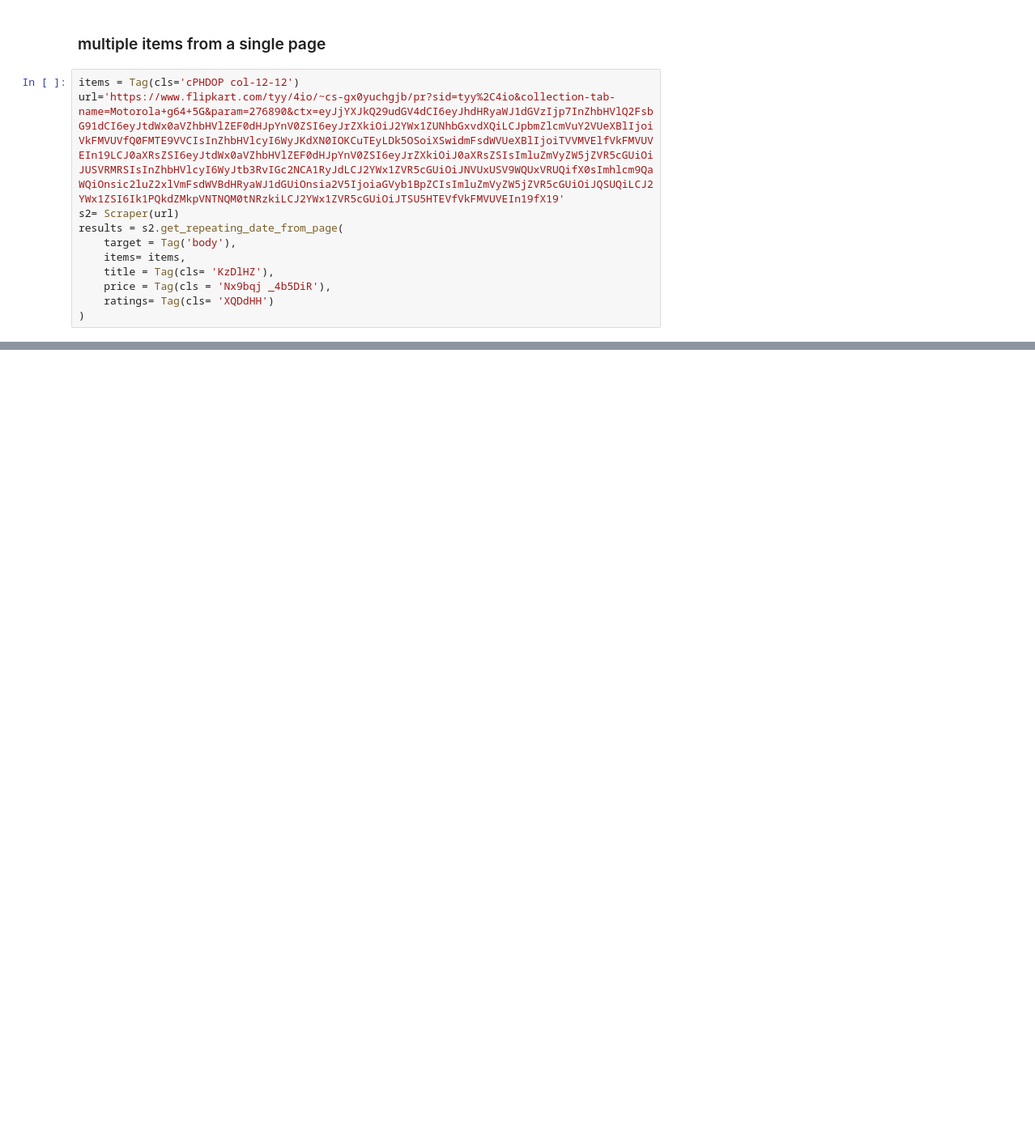
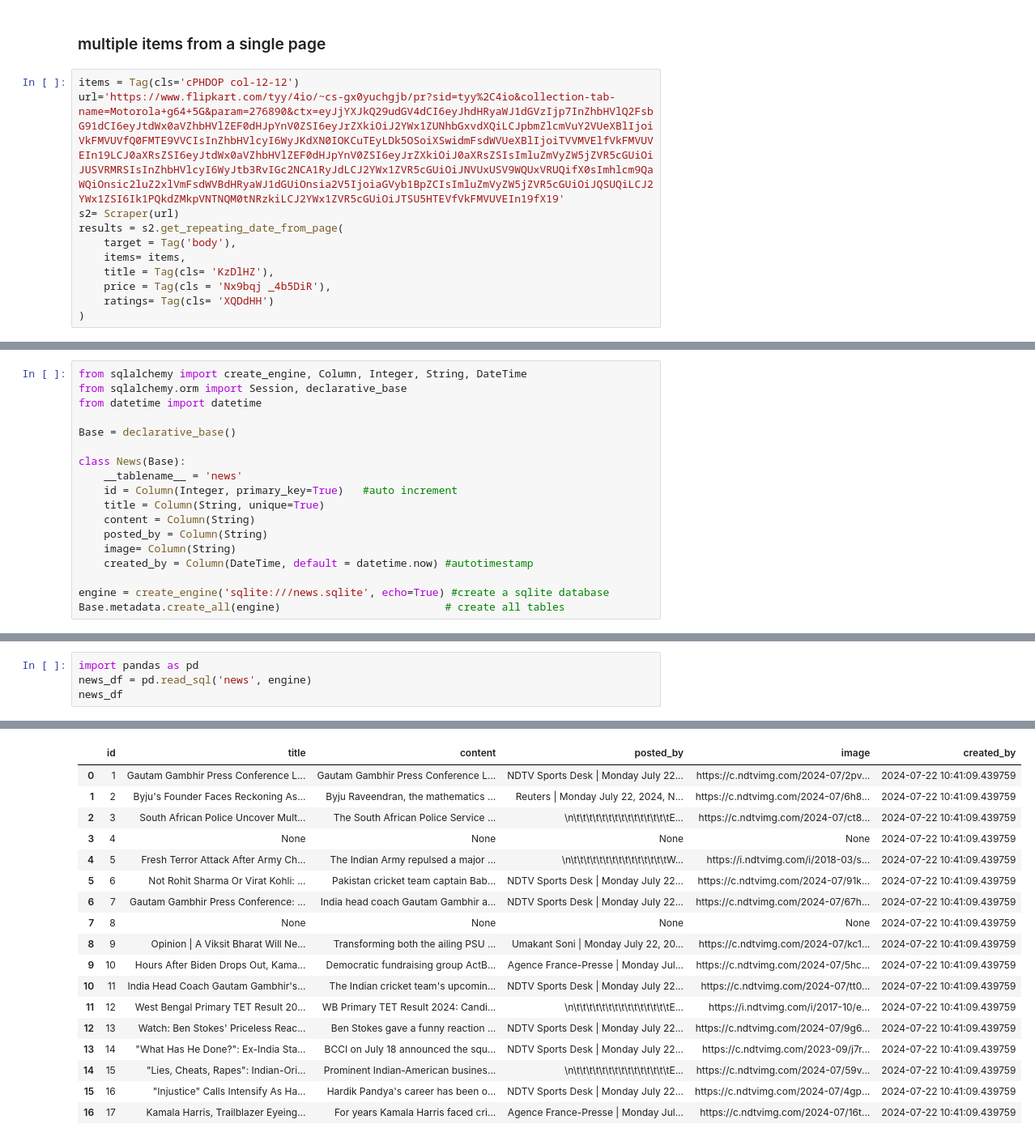
Before and after one commit to attharv26/Python-Data-science, a Jupyter notebook: scraping.ipynb, the cells around one changed output, grey strips where cells are left out. Shown: that part at 81% size. Saved outputs shown, nothing was run; the diff lists cells and outputs as text; blank space fills up the shorter version.

Commit message:
sraping-sqlalchemy

```diff
--- a/scraping.ipynb
+++ b/scraping.ipynb
@@ -51,0 +56,18 @@ results = s2.get_repeating_date_from_page(
+# %%
+from sqlalchemy import create_engine, Column, Integer, String, DateTime
+from sqlalchemy.orm import Session, declarative_base
+from datetime import datetime
+
+Base = declarative_base()
+
+class News(Base):
+    __tablename__ = 'news'
+    id = Column(Integer, primary_key=True)   #auto increment
+    title = Column(String, unique=True)
+    content = Column(String)
+    posted_by = Column(String)
+    image= Column(String)
+    created_by = Column(DateTime, default = datetime.now) #autotimestamp
+
+engine = create_engine('sqlite:///news.sqlite', echo=True) #create a sqlite database
+Base.metadata.create_all(engine)                          # create all tables
@@ -51,0 +125,5 @@ results = s2.get_repeating_date_from_page(
+# %%
+import pandas as pd
+news_df = pd.read_sql('news', engine)
+news_df
+# %% [output]
@@ -51,0 +147,18 @@ results = s2.get_repeating_date_from_page(
+|  | id | title | content | posted_by | image | created_by |
+| 0 | 1 | Gautam Gambhir Press Conference L... | Gautam Gambhir Press Conference L... | NDTV Sports Desk | Monday July 22... | https://c.ndtvimg.com/2024-07/2pv... | 2024-07-22 10:41:09.439759 |
+| 1 | 2 | Byju's Founder Faces Reckoning As... | Byju Raveendran, the mathematics ... | Reuters | Monday July 22, 2024, N... | https://c.ndtvimg.com/2024-07/6h8... | 2024-07-22 10:41:09.439759 |
+| 2 | 3 | South African Police Uncover Mult... | The South African Police Service ... | \n\t\t\t\t\t\t\t\t\t\t\t\t\t\t\tE... | https://c.ndtvimg.com/2024-07/ct8... | 2024-07-22 10:41:09.439759 |
+| 3 | 4 | None | None | None | None | 2024-07-22 10:41:09.439759 |
+| 4 | 5 | Fresh Terror Attack After Army Ch... | The Indian Army repulsed a major ... | \n\t\t\t\t\t\t\t\t\t\t\t\t\t\t\tW... | https://i.ndtvimg.com/i/2018-03/s... | 2024-07-22 10:41:09.439759 |
+| 5 | 6 | Not Rohit Sharma Or Virat Kohli: ... | Pakistan cricket team captain Bab... | NDTV Sports Desk | Monday July 22... | https://c.ndtvimg.com/2024-07/91k... | 2024-07-22 10:41:09.439759 |
+| 6 | 7 | Gautam Gambhir Press Conference: ... | India head coach Gautam Gambhir a... | NDTV Sports Desk | Monday July 22... | https://c.ndtvimg.com/2024-07/67h... | 2024-07-22 10:41:09.439759 |
+| 7 | 8 | None | None | None | None | 2024-07-22 10:41:09.439759 |
+| 8 | 9 | Opinion | A Viksit Bharat Will Ne... | Transforming both the ailing PSU ... | Umakant Soni | Monday July 22, 20... | https://c.ndtvimg.com/2024-07/kc1... | 2024-07-22 10:41:09.439759 |
+| 9 | 10 | Hours After Biden Drops Out, Kama... | Democratic fundraising group ActB... | Agence France-Presse | Monday Jul... | https://c.ndtvimg.com/2024-07/5hc... | 2024-07-22 10:41:09.439759 |
+| 10 | 11 | India Head Coach Gautam Gambhir's... | The Indian cricket team's upcomin... | NDTV Sports Desk | Monday July 22... | https://c.ndtvimg.com/2024-07/tt0... | 2024-07-22 10:41:09.439759 |
+| 11 | 12 | West Bengal Primary TET Result 20... | WB Primary TET Result 2024: Candi... | \n\t\t\t\t\t\t\t\t\t\t\t\t\t\t\tE... | https://i.ndtvimg.com/i/2017-10/e... | 2024-07-22 10:41:09.439759 |
+| 12 | 13 | Watch: Ben Stokes' Priceless Reac... | Ben Stokes gave a funny reaction ... | NDTV Sports Desk | Monday July 22... | https://c.ndtvimg.com/2024-07/9g6... | 2024-07-22 10:41:09.439759 |
+| 13 | 14 | "What Has He Done?": Ex-India Sta... | BCCI on July 18 announced the squ... | NDTV Sports Desk | Monday July 22... | https://c.ndtvimg.com/2023-09/j7r... | 2024-07-22 10:41:09.439759 |
+| 14 | 15 | "Lies, Cheats, Rapes": Indian-Ori... | Prominent Indian-American busines... | \n\t\t\t\t\t\t\t\t\t\t\t\t\t\t\tE... | https://c.ndtvimg.com/2024-07/59v... | 2024-07-22 10:41:09.439759 |
+| 15 | 16 | "Injustice" Calls Intensify As Ha... | Hardik Pandya's career has been o... | NDTV Sports Desk | Monday July 22... | https://c.ndtvimg.com/2024-07/4gp... | 2024-07-22 10:41:09.439759 |
+| 16 | 17 | Kamala Harris, Trailblazer Eyeing... | For years Kamala Harris faced cri... | Agence France-Presse | Monday Jul... | https://c.ndtvimg.com/2024-07/16t... | 2024-07-22 10:41:09.439759 |
```
Also changed, not shown: parts of 8 cells of this notebook, 1 other file.
